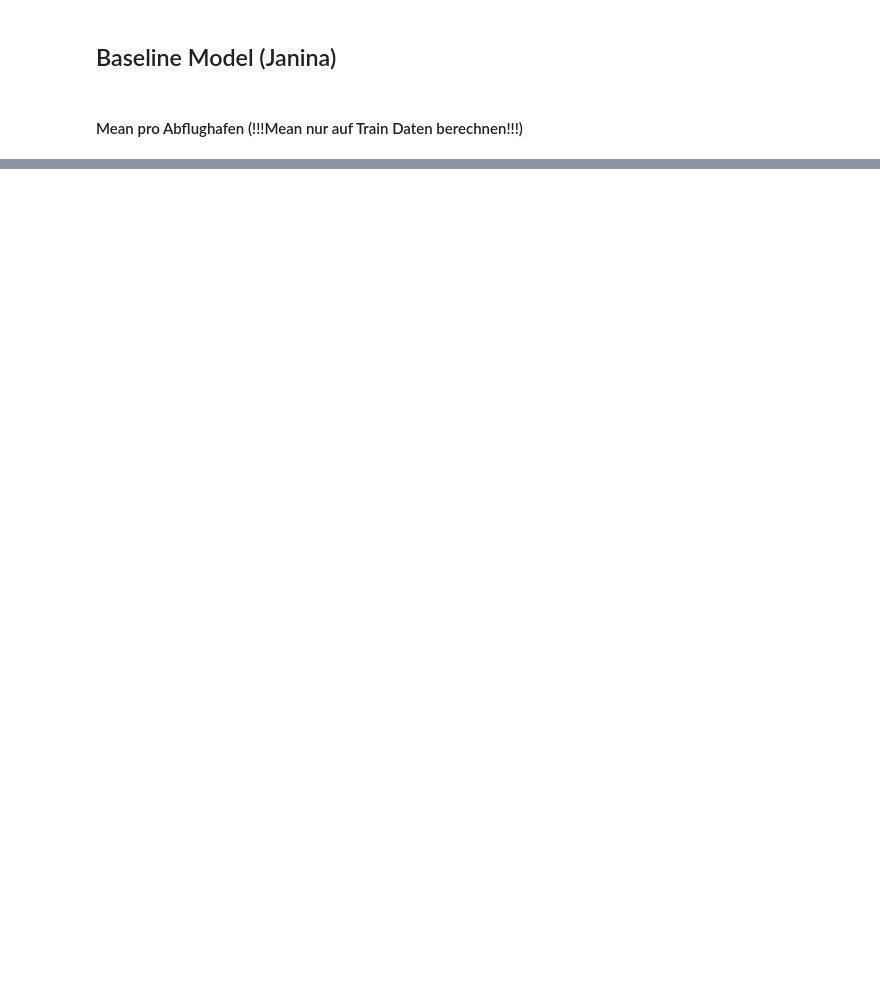
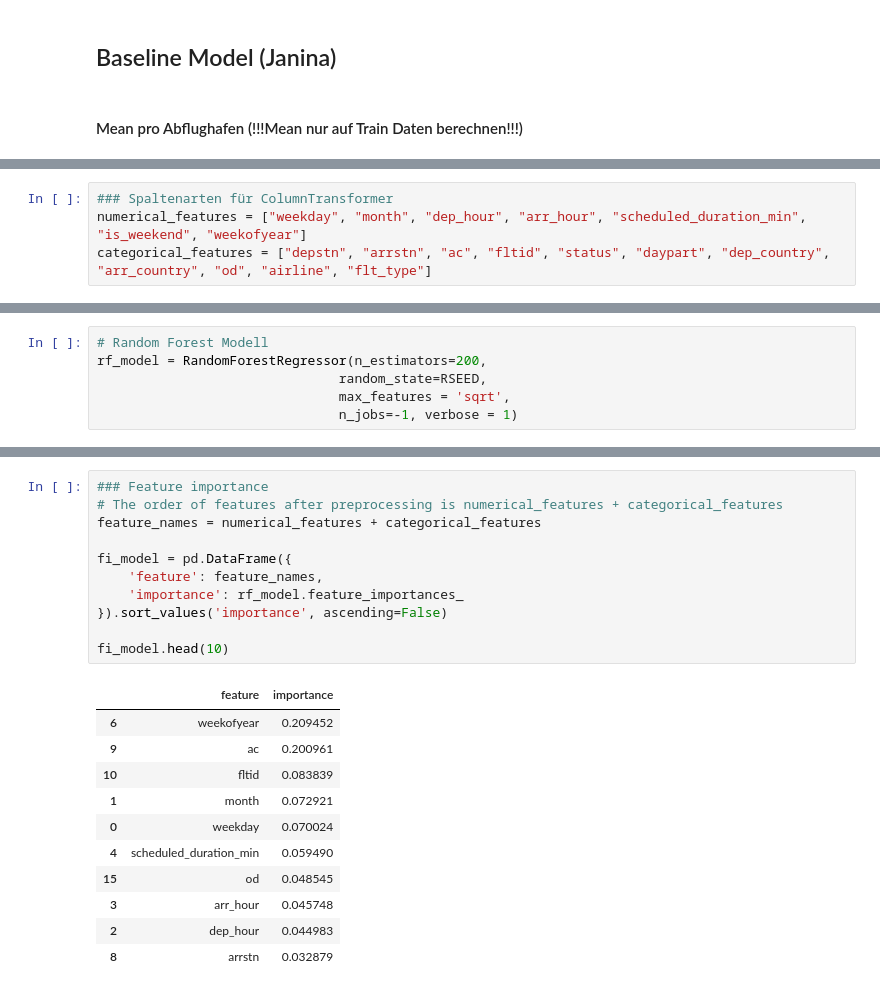
Before and after one commit to RobP93/ds-ml-flight-delays-project, a Jupyter notebook: EDA-and-modeling_Main.ipynb, the cells around one changed output, grey strips where cells are left out. Cells and saved outputs as stored; diff of their text form; blank space fills up the shorter version.

```diff
--- a/EDA-and-modeling_Main.ipynb
+++ b/EDA-and-modeling_Main.ipynb
@@ -315,0 +443,4 @@ TypeError: unhashable type: 'Series'
+# %%
+### Spaltenarten für ColumnTransformer
+numerical_features = ["weekday", "month", "dep_hour", "arr_hour", "scheduled_duration_min", "is_weekend", "weekofyear"]
+categorical_features = ["depstn", "arrstn", "ac", "fltid", "status", "daypart", "dep_country", "arr_country", "od", "airline", "flt_type"]
@@ -315,0 +453,6 @@ TypeError: unhashable type: 'Series'
+# %%
+# Random Forest Modell
+rf_model = RandomForestRegressor(n_estimators=200,
+                               random_state=RSEED,
+                               max_features = 'sqrt',
+                               n_jobs=-1, verbose = 1)
@@ -315,0 +515,23 @@ TypeError: unhashable type: 'Series'
+# %%
+### Feature importance
+# The order of features after preprocessing is numerical_features + categorical_features
+feature_names = numerical_features + categorical_features
+
+fi_model = pd.DataFrame({
+    'feature': feature_names,
+    'importance': rf_model.feature_importances_
+}).sort_values('importance', ascending=False)
+
+fi_model.head(10)
+# %% [output]
+|  | feature | importance |
+| 6 | weekofyear | 0.209452 |
+| 9 | ac | 0.200961 |
+| 10 | fltid | 0.083839 |
+| 1 | month | 0.072921 |
+| 0 | weekday | 0.070024 |
+| 4 | scheduled_duration_min | 0.059490 |
+| 15 | od | 0.048545 |
+| 3 | arr_hour | 0.045748 |
+| 2 | dep_hour | 0.044983 |
+| 8 | arrstn | 0.032879 |
```
Also changed, not shown: parts of 38 cells of this notebook, 2 other files.
